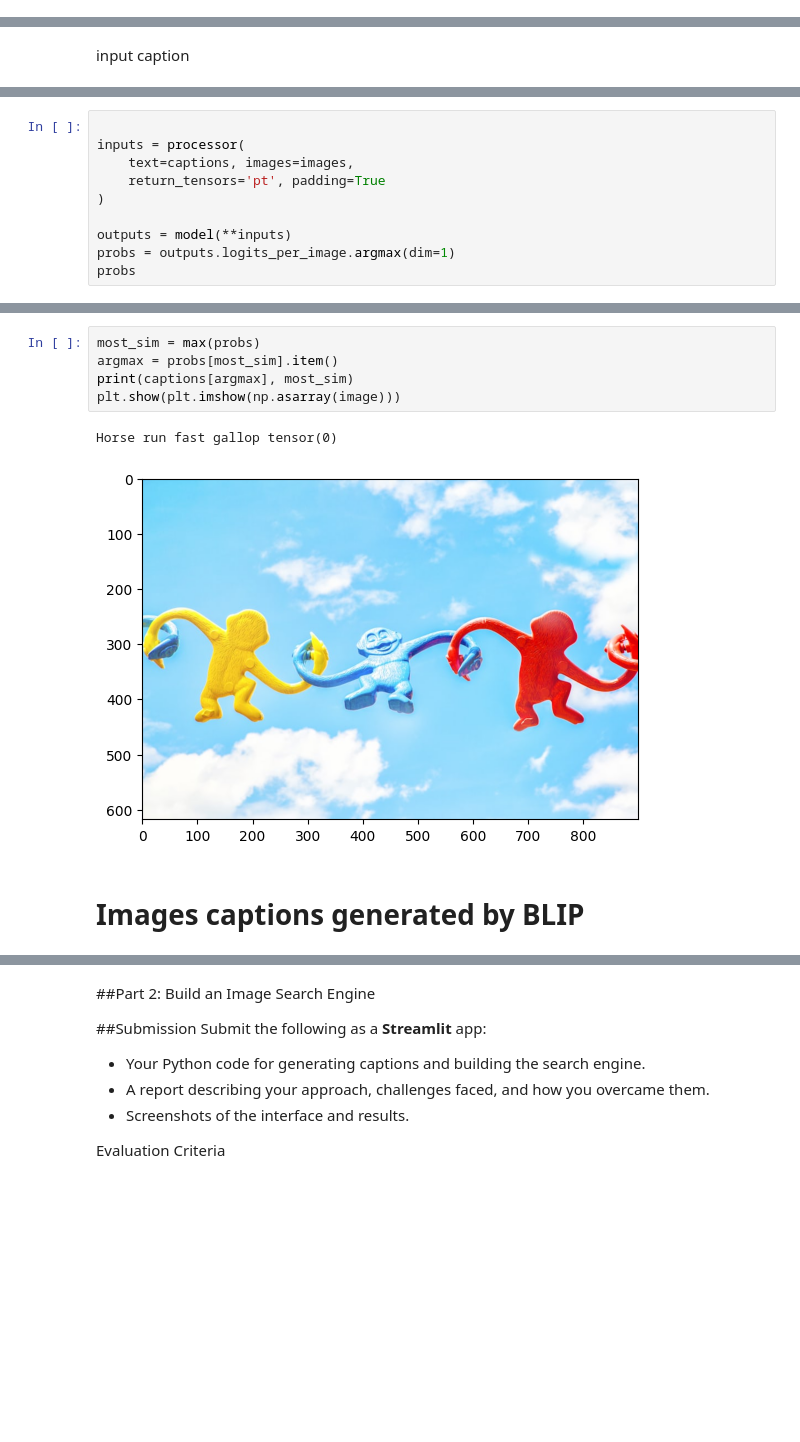
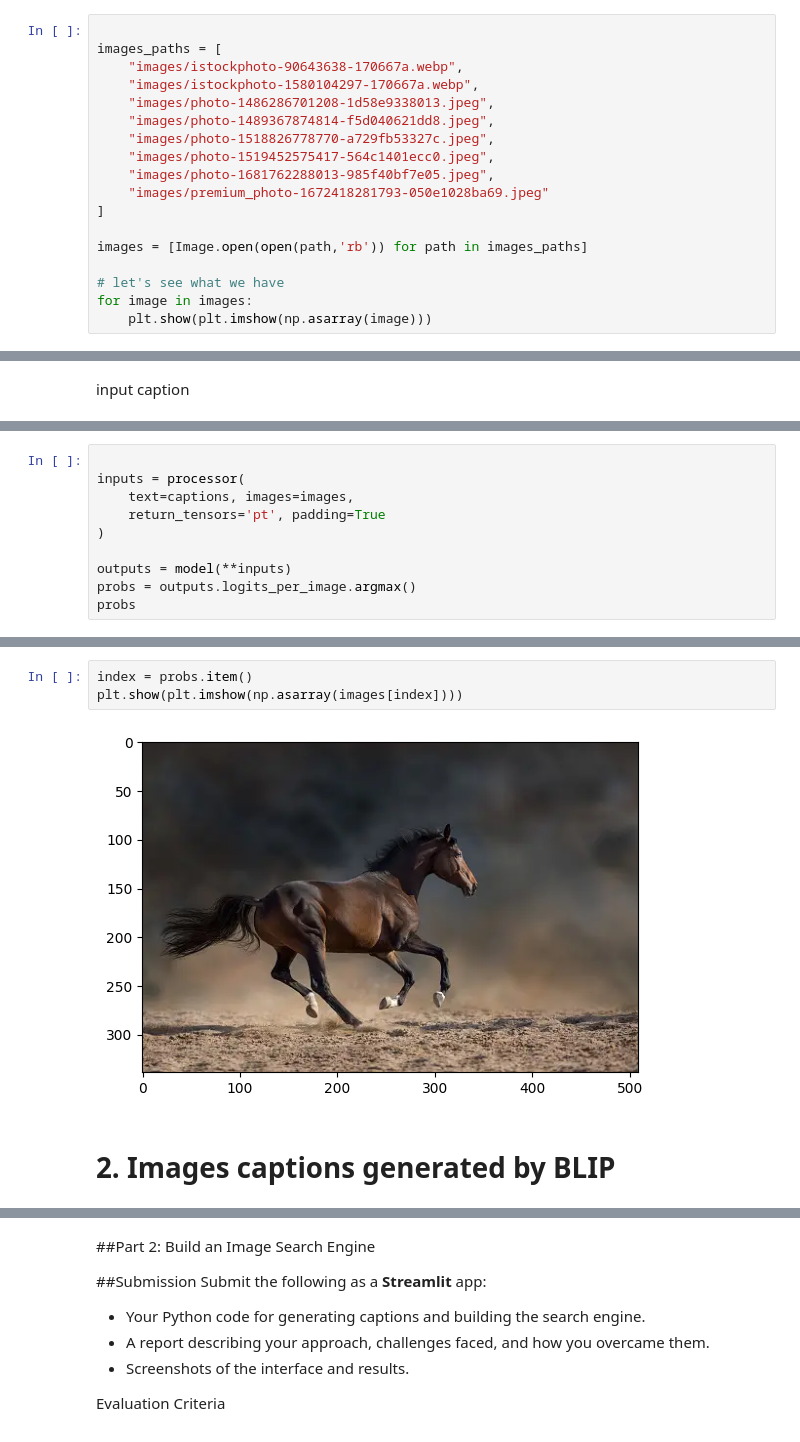
Before and after one commit to DonatScript/HuggingFace_Assignment, a Jupyter notebook: Assignment_1.ipynb, the cells around one changed output, grey strips where cells are left out. Saved outputs shown, nothing was run; the diff lists cells and outputs as text; blank space fills up the shorter version.

```diff
--- a/Assignment_1.ipynb
+++ b/Assignment_1.ipynb
@@ -77,0 +66,18 @@ for image in images:
+# %%
+
+images_paths = [
+    "images/istockphoto-90643638-170667a.webp",
+    "images/istockphoto-1580104297-170667a.webp",
+    "images/photo-1486286701208-1d58e9338013.jpeg",
+    "images/photo-1489367874814-f5d040621dd8.jpeg",
+    "images/photo-1518826778770-a729fb53327c.jpeg",
+    "images/photo-1519452575417-564c1401ecc0.jpeg",
+    "images/photo-1681762288013-985f40bf7e05.jpeg",
+    "images/premium_photo-1672418281793-050e1028ba69.jpeg"
+]
+
+images = [Image.open(open(path,'rb')) for path in images_paths]
+
+# let's see what we have
+for image in images:
+    plt.show(plt.imshow(np.asarray(image)))
@@ -129,6 +127,6 @@ inputs = processor(
 )
 
 outputs = model(**inputs)
-probs = outputs.logits_per_image.argmax(dim=1)
+probs = outputs.logits_per_image.argmax()
 probs
 # %% [output]
@@ -174,13 +138,10 @@ a blue pick up truck parked in front of a building
 # %%
-most_sim = max(probs)
-argmax = probs[most_sim].item()
-print(captions[argmax], most_sim)
-plt.show(plt.imshow(np.asarray(image)))
+index = probs.item()
+plt.show(plt.imshow(np.asarray(images[index])))
 # %% [output]
-Horse run fast gallop tensor(0)
-[figure, old version]
+[figure, new version]
 # %% [markdown]
-# Images captions generated by BLIP
+# 2. Images captions generated by BLIP
 # %%
 # Use a pipeline as a high-level helper
 from PIL import Image
```
Also changed, not shown: parts of 16 cells of this notebook, 10 other files.
